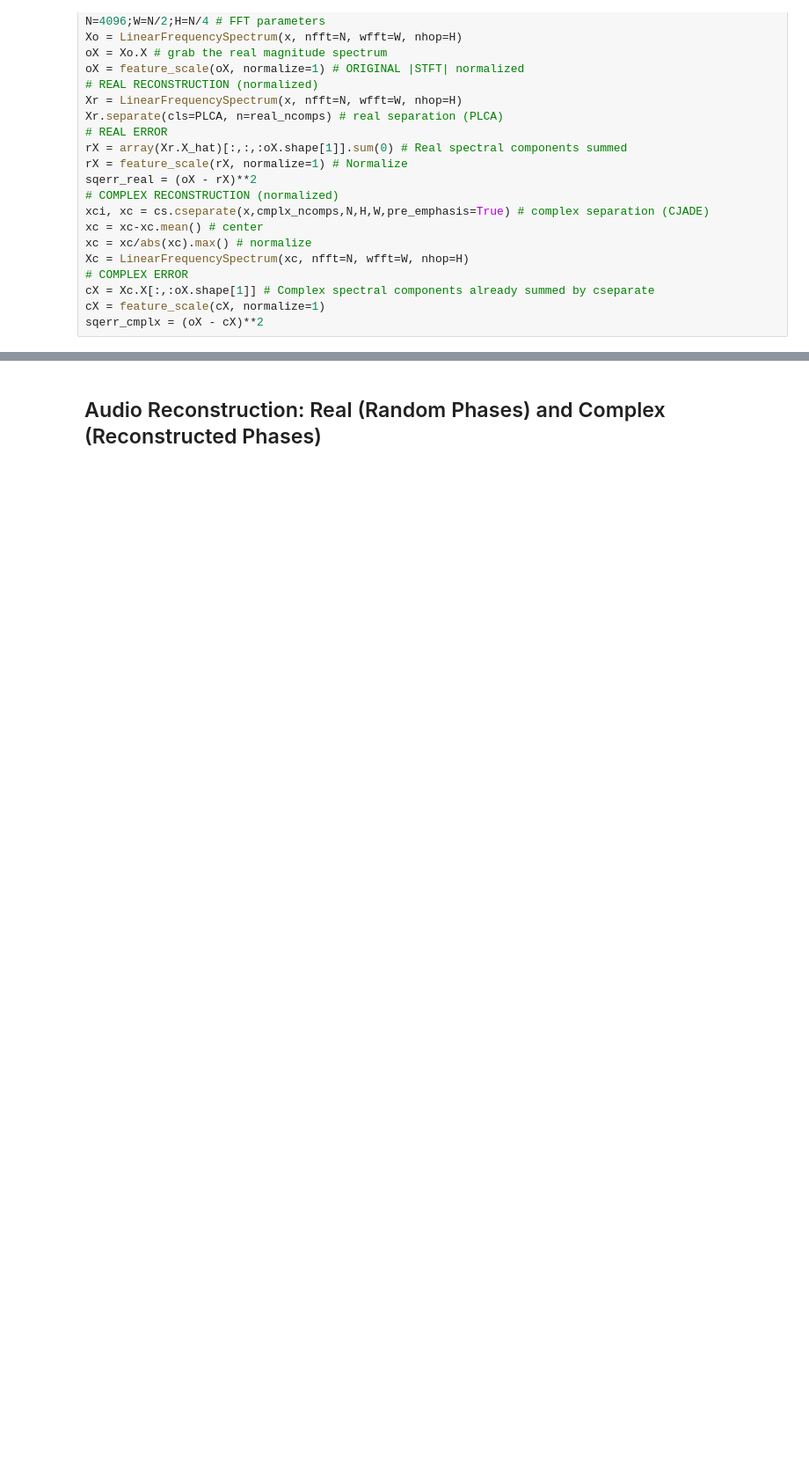
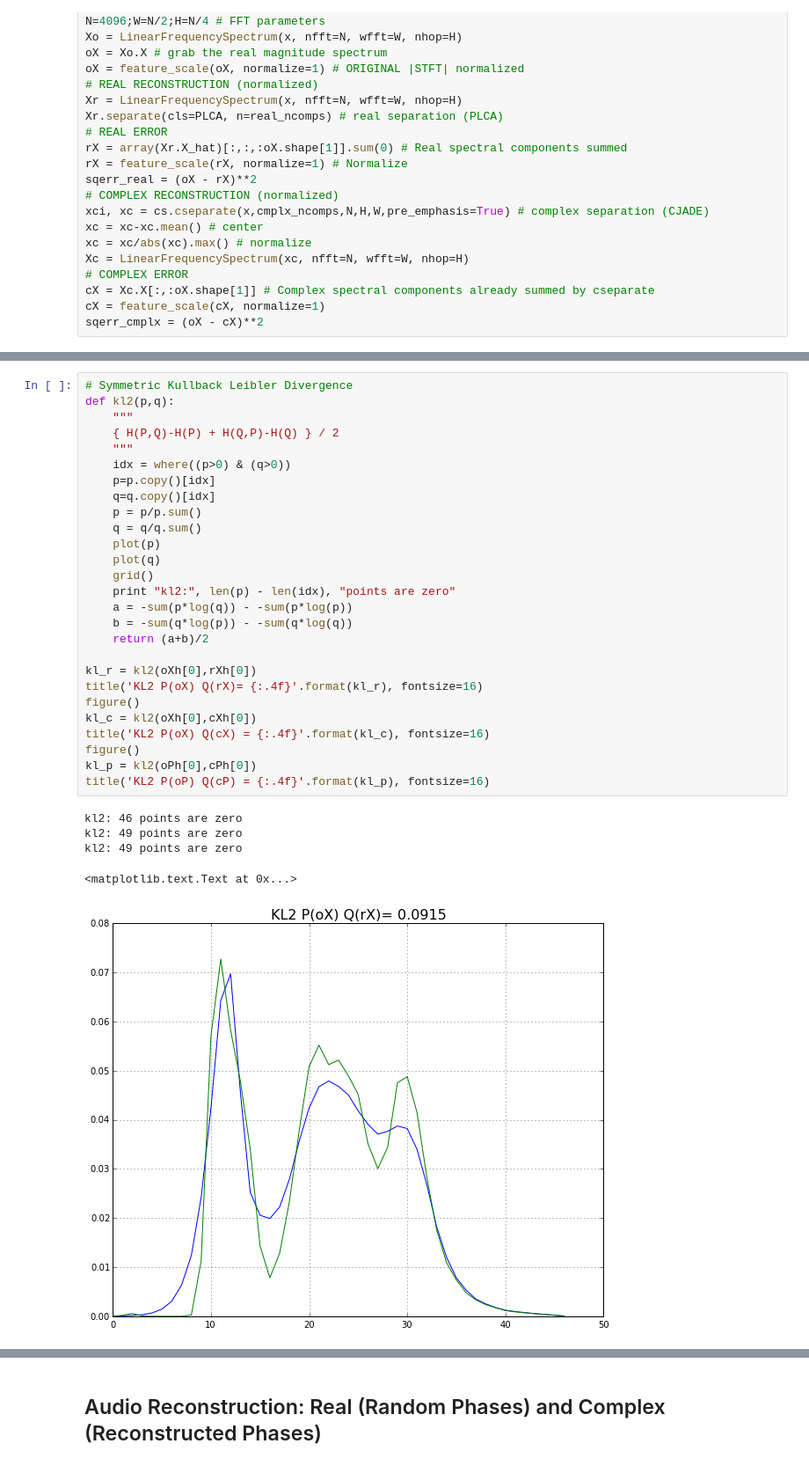
Before and after one commit to bregmanstudio/cseparate, a Jupyter notebook: complexrealseparate.ipynb, the cells around one changed output, grey strips where cells are left out. Shown at 88% size. Cells and saved outputs as stored; diff of their text form; blank space fills up the shorter version.

Commit message:
adding KL divergence

```diff
--- a/complexrealseparate.ipynb
+++ b/complexrealseparate.ipynb
@@ -189,0 +227,33 @@ grid()
+# %%
+# Symmetric Kullback Leibler Divergence
+def kl2(p,q):
+    """
+    { H(P,Q)-H(P) + H(Q,P)-H(Q) } / 2
+    """
+    idx = where((p>0) & (q>0))
+    p=p.copy()[idx]
+    q=q.copy()[idx]
+    p = p/p.sum()
+    q = q/q.sum()
+    plot(p)
+    plot(q)
+    grid()
+    print "kl2:", len(p) - len(idx), "points are zero"
+    a = -sum(p*log(q)) - -sum(p*log(p))
+    b = -sum(q*log(p)) - -sum(q*log(q))
+    return (a+b)/2
+
+kl_r = kl2(oXh[0],rXh[0])
+title('KL2 P(oX) Q(rX)= {:.4f}'.format(kl_r), fontsize=16)
+figure()
+kl_c = kl2(oXh[0],cXh[0])
+title('KL2 P(oX) Q(cX) = {:.4f}'.format(kl_c), fontsize=16)
+figure()
+kl_p = kl2(oPh[0],cPh[0])
+title('KL2 P(oP) Q(cP) = {:.4f}'.format(kl_p), fontsize=16)
+# %% [output]
+kl2: 46 points are zero
+kl2: 49 points are zero
+kl2: 49 points are zero
+<matplotlib.text.Text at 0x...>
+[figure, added]
```
Also changed, not shown: parts of 11 cells of this notebook.
